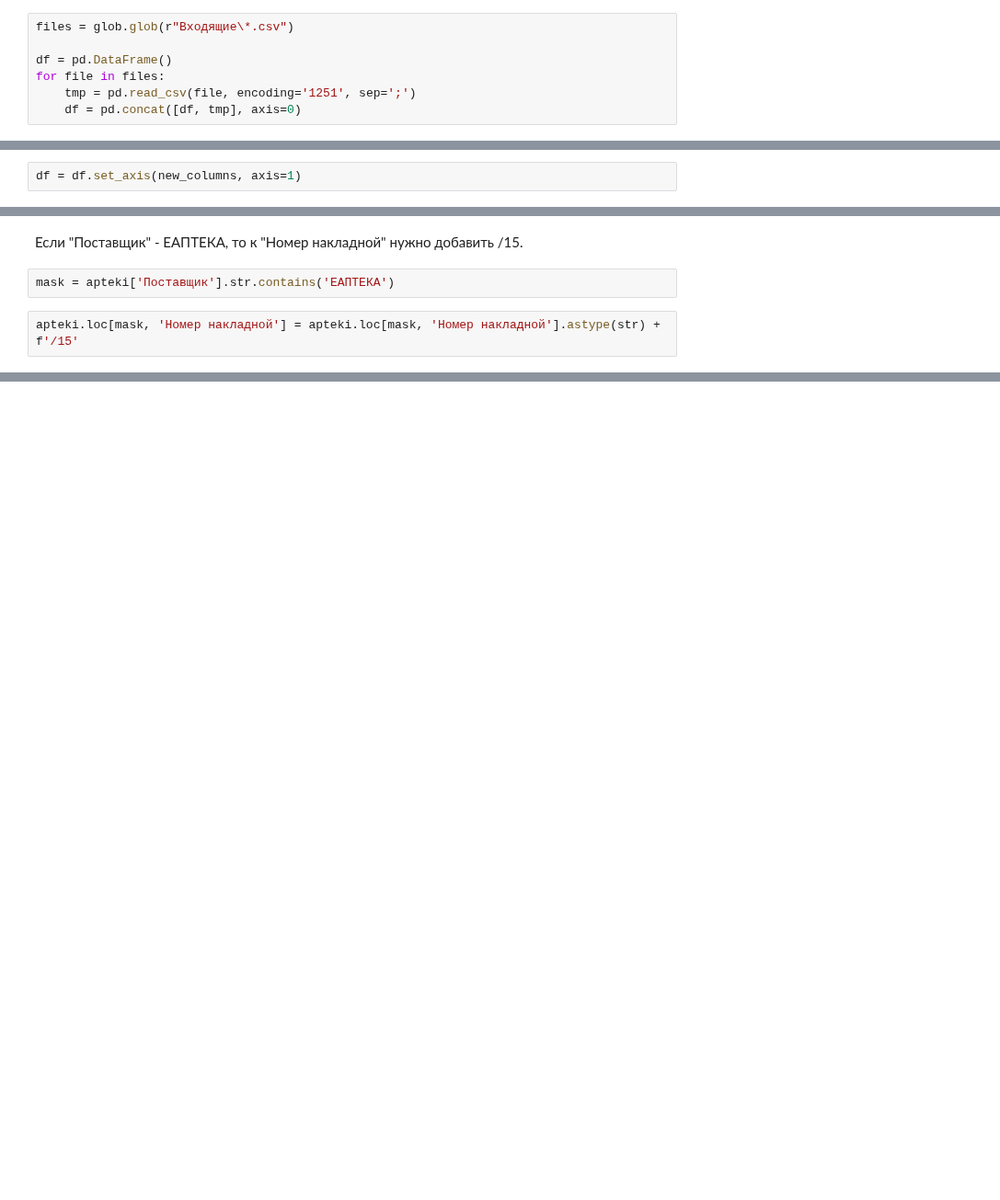
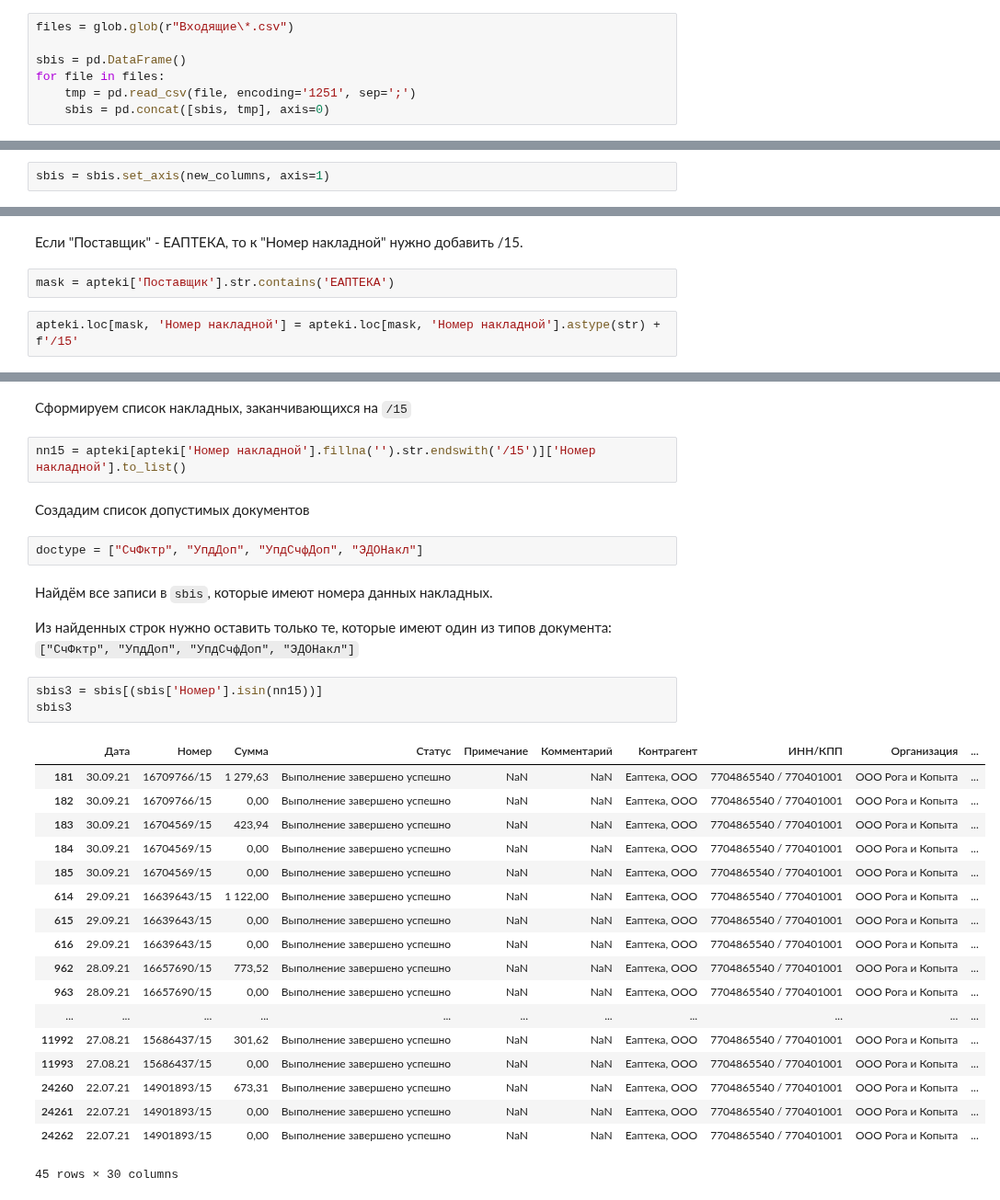
Before and after one commit to mishandri/Data-Analysis, a Jupyter notebook: 07. Практический кейс Pandas/Case 7. Решение.ipynb, the cells around one changed output, grey strips where cells are left out. Shown at 92% size. Drawn from its saved outputs; the diff is of its cells as text; blank space fills up the shorter version.

```diff
--- a/07. Практический кейс Pandas/Case 7. Решение.ipynb
+++ b/07. Практический кейс Pandas/Case 7. Решение.ipynb
@@ -7,7 +7,7 @@ import glob
 # %%
 files = glob.glob(r"Входящие\*.csv")
 
-df = pd.DataFrame()
+sbis = pd.DataFrame()
 for file in files:
     tmp = pd.read_csv(file, encoding='1251', sep=';')
-    df = pd.concat([df, tmp], axis=0)
+    sbis = pd.concat([sbis, tmp], axis=0)
@@ -65,4 +47,4 @@ new_columns = ["Дата",
 # %%
 new_columns = [c.replace(' ', '_') for c in new_columns]
 # %%
-df = df.set_axis(new_columns, axis=1)
+sbis = sbis.set_axis(new_columns, axis=1)
@@ -91,0 +105,34 @@ apteki.loc[mask, 'Номер накладной'] = apteki.loc[mask, 'Номер
+# %% [markdown]
+Сформируем список накладных, заканчивающихся на `/15`
+# %%
+nn15 = apteki[apteki['Номер накладной'].fillna('').str.endswith('/15')]['Номер накладной'].to_list()
+# %% [markdown]
+Создадим список допустимых документов
+# %%
+doctype = ["СчФктр", "УпдДоп", "УпдСчфДоп", "ЭДОНакл"]
+# %% [markdown]
+Найдём все записи в `sbis`, которые имеют номера данных накладных.
+
+Из найденных строк нужно оставить только те, которые имеют один из типов документа: `["СчФктр", "УпдДоп", "УпдСчфДоп", "ЭДОНакл"]`
+# %%
+sbis3 = sbis[(sbis['Номер'].isin(nn15))]
+sbis3
+# %% [output]
+|  | Дата | Номер | Сумма | Статус | Примечание | Комментарий | Контрагент | ИНН/КПП | Организация | ... |
+| 181 | 30.09.21 | 16709766/15 | 1 279,63 | Выполнение завершено успешно | NaN | NaN | Еаптека, ООО | 7704865540 / 770401001 | ООО Рога и Копыта | ... |
+| 182 | 30.09.21 | 16709766/15 | 0,00 | Выполнение завершено успешно | NaN | NaN | Еаптека, ООО | 7704865540 / 770401001 | ООО Рога и Копыта | ... |
+| 183 | 30.09.21 | 16704569/15 | 423,94 | Выполнение завершено успешно | NaN | NaN | Еаптека, ООО | 7704865540 / 770401001 | ООО Рога и Копыта | ... |
+| 184 | 30.09.21 | 16704569/15 | 0,00 | Выполнение завершено успешно | NaN | NaN | Еаптека, ООО | 7704865540 / 770401001 | ООО Рога и Копыта | ... |
+| 185 | 30.09.21 | 16704569/15 | 0,00 | Выполнение завершено успешно | NaN | NaN | Еаптека, ООО | 7704865540 / 770401001 | ООО Рога и Копыта | ... |
+| 614 | 29.09.21 | 16639643/15 | 1 122,00 | Выполнение завершено успешно | NaN | NaN | Еаптека, ООО | 7704865540 / 770401001 | ООО Рога и Копыта | ... |
+| 615 | 29.09.21 | 16639643/15 | 0,00 | Выполнение завершено успешно | NaN | NaN | Еаптека, ООО | 7704865540 / 770401001 | ООО Рога и Копыта | ... |
+| 616 | 29.09.21 | 16639643/15 | 0,00 | Выполнение завершено успешно | NaN | NaN | Еаптека, ООО | 7704865540 / 770401001 | ООО Рога и Копыта | ... |
+| 962 | 28.09.21 | 16657690/15 | 773,52 | Выполнение завершено успешно | NaN | NaN | Еаптека, ООО | 7704865540 / 770401001 | ООО Рога и Копыта | ... |
+| 963 | 28.09.21 | 16657690/15 | 0,00 | Выполнение завершено успешно | NaN | NaN | Еаптека, ООО | 7704865540 / 770401001 | ООО Рога и Копыта | ... |
+| ... | ... | ... | ... | ... | ... | ... | ... | ... | ... | ... |
+| 11992 | 27.08.21 | 15686437/15 | 301,62 | Выполнение завершено успешно | NaN | NaN | Еаптека, ООО | 7704865540 / 770401001 | ООО Рога и Копыта | ... |
+| 11993 | 27.08.21 | 15686437/15 | 0,00 | Выполнение завершено успешно | NaN | NaN | Еаптека, ООО | 7704865540 / 770401001 | ООО Рога и Копыта | ... |
+| 24260 | 22.07.21 | 14901893/15 | 673,31 | Выполнение завершено успешно | NaN | NaN | Еаптека, ООО | 7704865540 / 770401001 | ООО Рога и Копыта | ... |
+| 24261 | 22.07.21 | 14901893/15 | 0,00 | Выполнение завершено успешно | NaN | NaN | Еаптека, ООО | 7704865540 / 770401001 | ООО Рога и Копыта | ... |
+| 24262 | 22.07.21 | 14901893/15 | 0,00 | Выполнение завершено успешно | NaN | NaN | Еаптека, ООО | 7704865540 / 770401001 | ООО Рога и Копыта | ... |
+45 rows × 30 columns
```
Also changed, not shown: parts of 10 cells of this notebook.
